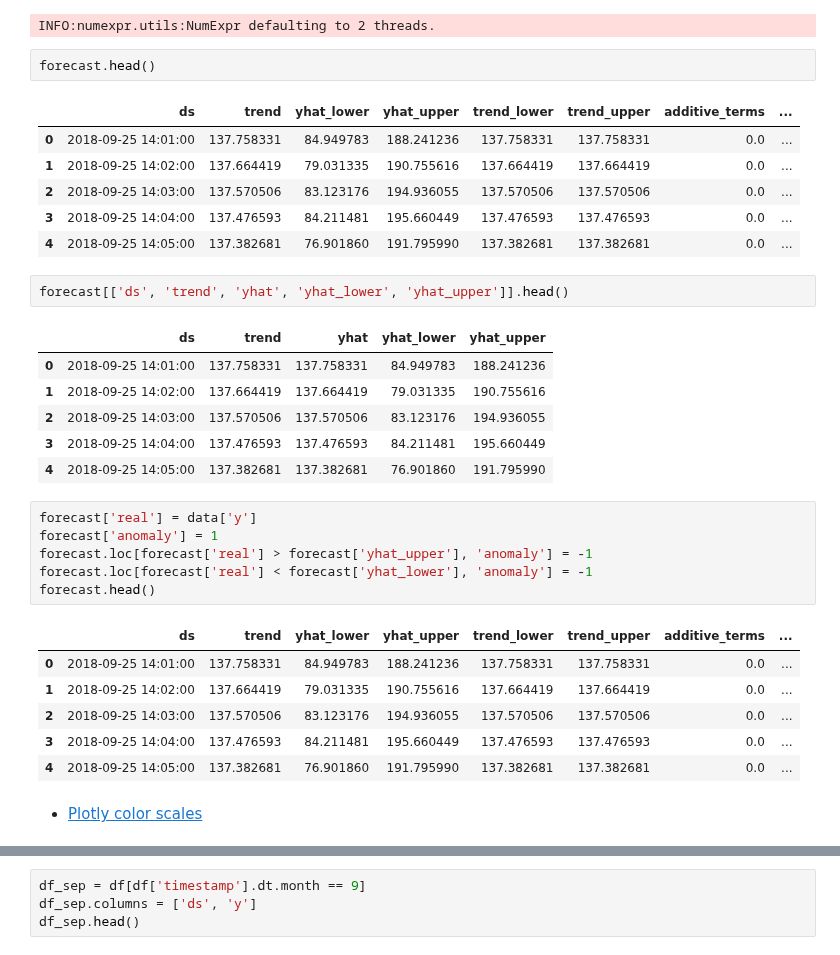
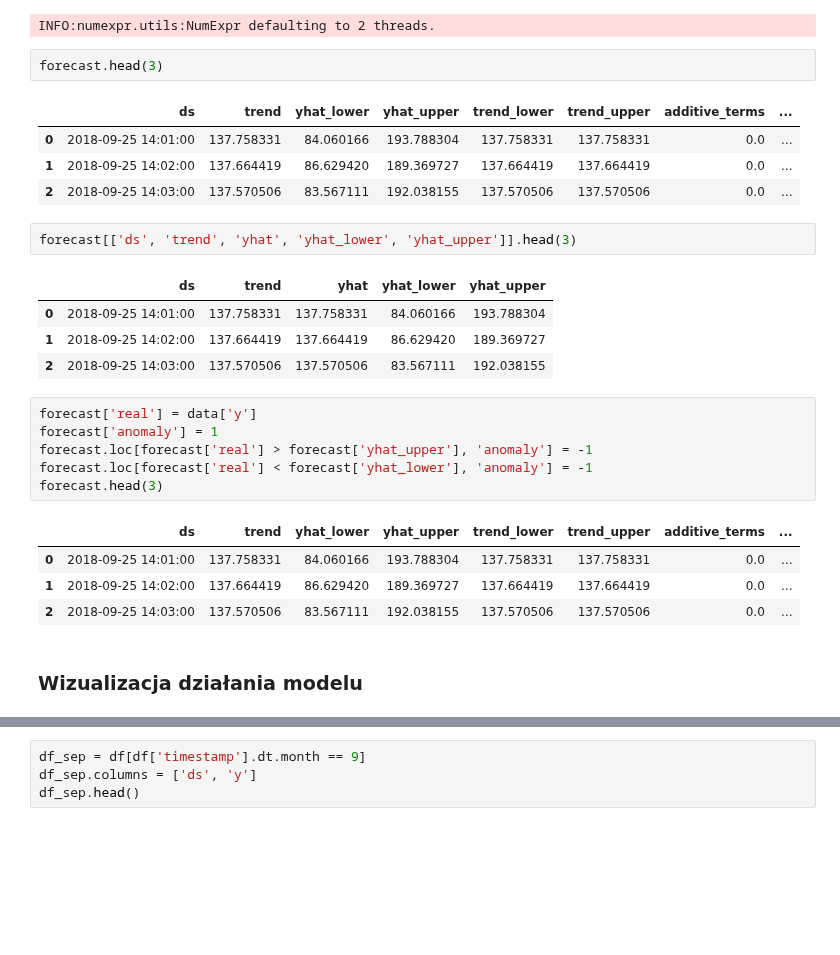
Before and after one commit to krakowiakpawel9/ml_course, a Jupyter notebook: unsupervised/04_anomaly_detection/04_anomaly_detection_time_series.ipynb, the cells around one changed output, grey strips where cells are left out. Saved outputs shown, nothing was run; the diff lists cells and outputs as text; blank space fills up the shorter version.

```diff
--- a/unsupervised/04_anomaly_detection/04_anomaly_detection_time_series.ipynb
+++ b/unsupervised/04_anomaly_detection/04_anomaly_detection_time_series.ipynb
@@ -102,37 +100,31 @@ forecast = model.predict(data)
 # %% [output]
 INFO:numexpr.utils:NumExpr defaulting to 2 threads.
 # %%
-forecast.head()
+forecast.head(3)
 # %% [output]
 |  | ds | trend | yhat_lower | yhat_upper | trend_lower | trend_upper | additive_terms | ... |
-| 0 | 2018-09-25 14:01:00 | 137.758331 | 84.949783 | 188.241236 | 137.758331 | 137.758331 | 0.0 | ... |
-| 1 | 2018-09-25 14:02:00 | 137.664419 | 79.031335 | 190.755616 | 137.664419 | 137.664419 | 0.0 | ... |
-| 2 | 2018-09-25 14:03:00 | 137.570506 | 83.123176 | 194.936055 | 137.570506 | 137.570506 | 0.0 | ... |
-| 3 | 2018-09-25 14:04:00 | 137.476593 | 84.211481 | 195.660449 | 137.476593 | 137.476593 | 0.0 | ... |
-| 4 | 2018-09-25 14:05:00 | 137.382681 | 76.901860 | 191.795990 | 137.382681 | 137.382681 | 0.0 | ... |
+| 0 | 2018-09-25 14:01:00 | 137.758331 | 84.060166 | 193.788304 | 137.758331 | 137.758331 | 0.0 | ... |
+| 1 | 2018-09-25 14:02:00 | 137.664419 | 86.629420 | 189.369727 | 137.664419 | 137.664419 | 0.0 | ... |
+| 2 | 2018-09-25 14:03:00 | 137.570506 | 83.567111 | 192.038155 | 137.570506 | 137.570506 | 0.0 | ... |
 # %%
-forecast[['ds', 'trend', 'yhat', 'yhat_lower', 'yhat_upper']].head()
+forecast[['ds', 'trend', 'yhat', 'yhat_lower', 'yhat_upper']].head(3)
 # %% [output]
 |  | ds | trend | yhat | yhat_lower | yhat_upper |
-| 0 | 2018-09-25 14:01:00 | 137.758331 | 137.758331 | 84.949783 | 188.241236 |
-| 1 | 2018-09-25 14:02:00 | 137.664419 | 137.664419 | 79.031335 | 190.755616 |
-| 2 | 2018-09-25 14:03:00 | 137.570506 | 137.570506 | 83.123176 | 194.936055 |
-| 3 | 2018-09-25 14:04:00 | 137.476593 | 137.476593 | 84.211481 | 195.660449 |
-| 4 | 2018-09-25 14:05:00 | 137.382681 | 137.382681 | 76.901860 | 191.795990 |
+| 0 | 2018-09-25 14:01:00 | 137.758331 | 137.758331 | 84.060166 | 193.788304 |
+| 1 | 2018-09-25 14:02:00 | 137.664419 | 137.664419 | 86.629420 | 189.369727 |
+| 2 | 2018-09-25 14:03:00 | 137.570506 | 137.570506 | 83.567111 | 192.038155 |
 # %%
 forecast['real'] = data['y']
 forecast['anomaly'] = 1
 forecast.loc[forecast['real'] > forecast['yhat_upper'], 'anomaly'] = -1
 forecast.loc[forecast['real'] < forecast['yhat_lower'], 'anomaly'] = -1
-forecast.head()
+forecast.head(3)
 # %% [output]
 |  | ds | trend | yhat_lower | yhat_upper | trend_lower | trend_upper | additive_terms | ... |
-| 0 | 2018-09-25 14:01:00 | 137.758331 | 84.949783 | 188.241236 | 137.758331 | 137.758331 | 0.0 | ... |
-| 1 | 2018-09-25 14:02:00 | 137.664419 | 79.031335 | 190.755616 | 137.664419 | 137.664419 | 0.0 | ... |
-| 2 | 2018-09-25 14:03:00 | 137.570506 | 83.123176 | 194.936055 | 137.570506 | 137.570506 | 0.0 | ... |
-| 3 | 2018-09-25 14:04:00 | 137.476593 | 84.211481 | 195.660449 | 137.476593 | 137.476593 | 0.0 | ... |
-| 4 | 2018-09-25 14:05:00 | 137.382681 | 76.901860 | 191.795990 | 137.382681 | 137.382681 | 0.0 | ... |
+| 0 | 2018-09-25 14:01:00 | 137.758331 | 84.060166 | 193.788304 | 137.758331 | 137.758331 | 0.0 | ... |
+| 1 | 2018-09-25 14:02:00 | 137.664419 | 86.629420 | 189.369727 | 137.664419 | 137.664419 | 0.0 | ... |
+| 2 | 2018-09-25 14:03:00 | 137.570506 | 83.567111 | 192.038155 | 137.570506 | 137.570506 | 0.0 | ... |
-# %% [markdown]
-* [Plotly color scales](https://plot.ly/python/builtin-colorscales/)
+# %% [markdown]
+### <a name='5'></a> Wizualizacja działania modelu
 # %%
 px.scatter(forecast, x='ds', y='real', color='anomaly', color_continuous_scale='Bluyl',
```
Also changed, not shown: parts of 15 cells of this notebook.
